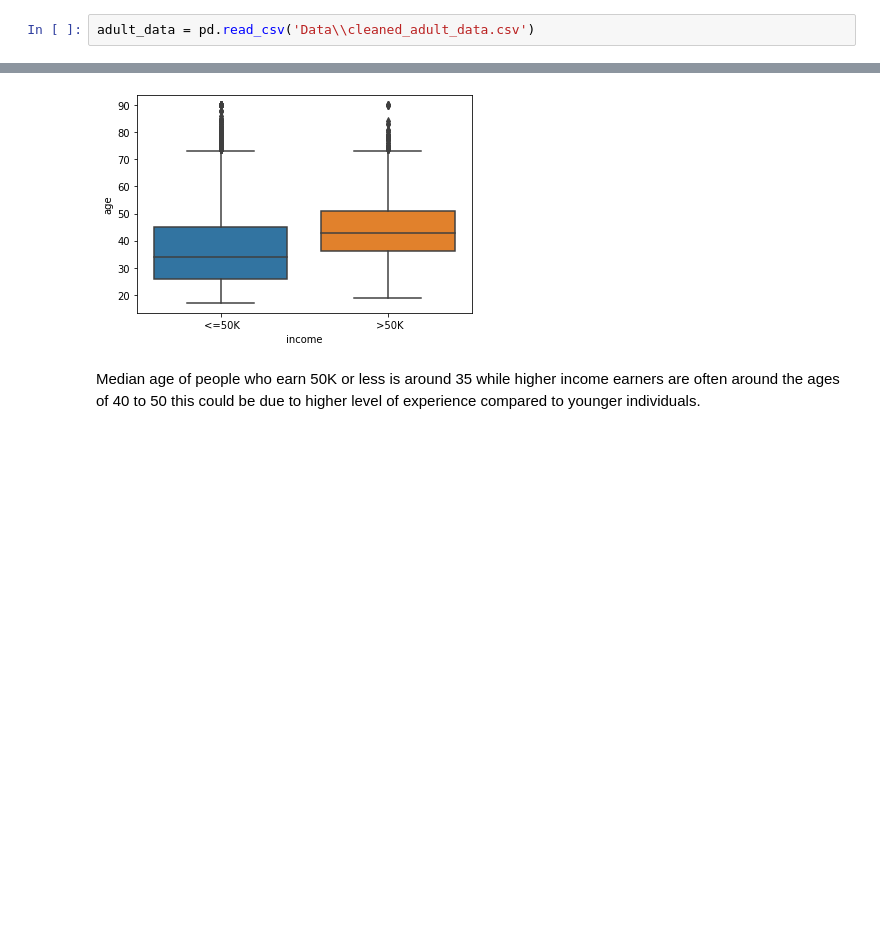
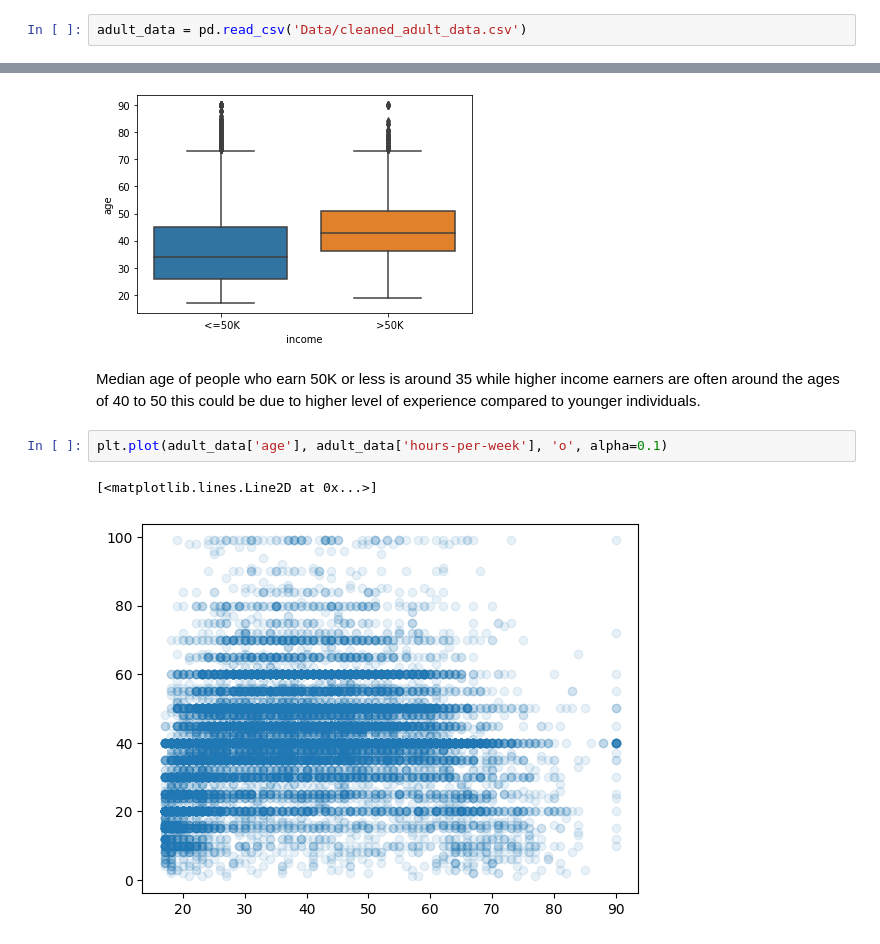
Before and after one commit to hammaadrizwan/Income-Classifier-using-Ensemble-algorithm, a Jupyter notebook: Notebook.ipynb, the cells around one changed output, grey strips where cells are left out. Drawn from its saved outputs; the diff is of its cells as text; blank space fills up the shorter version.

```diff
--- a/Notebook.ipynb
+++ b/Notebook.ipynb
@@ -271,7 +267,7 @@ NameError: name 'adult_data' is not defined
 # %% [markdown]
 Cleaned the data by dropping the missing values
 # %%
-adult_data = pd.read_csv('Data\\cleaned_adult_data.csv')
+adult_data = pd.read_csv('Data/cleaned_adult_data.csv')
 # %%
 adult_data.head()
 # %% [output]
@@ -311,3 +307,8 @@ sns.boxplot(x='income', y='age', data=adult_data)
 [figure]
 # %% [markdown]
 Median age of people who earn 50K or less is around 35 while higher income earners are often around the ages of 40 to 50 this could be due to higher level of experience compared to younger individuals.
+# %%
+plt.plot(adult_data['age'], adult_data['hours-per-week'], 'o', alpha=0.1)
+# %% [output]
+[<matplotlib.lines.Line2D at 0x...>]
+[figure, added]
```
Also changed, not shown: parts of 6 cells of this notebook.
